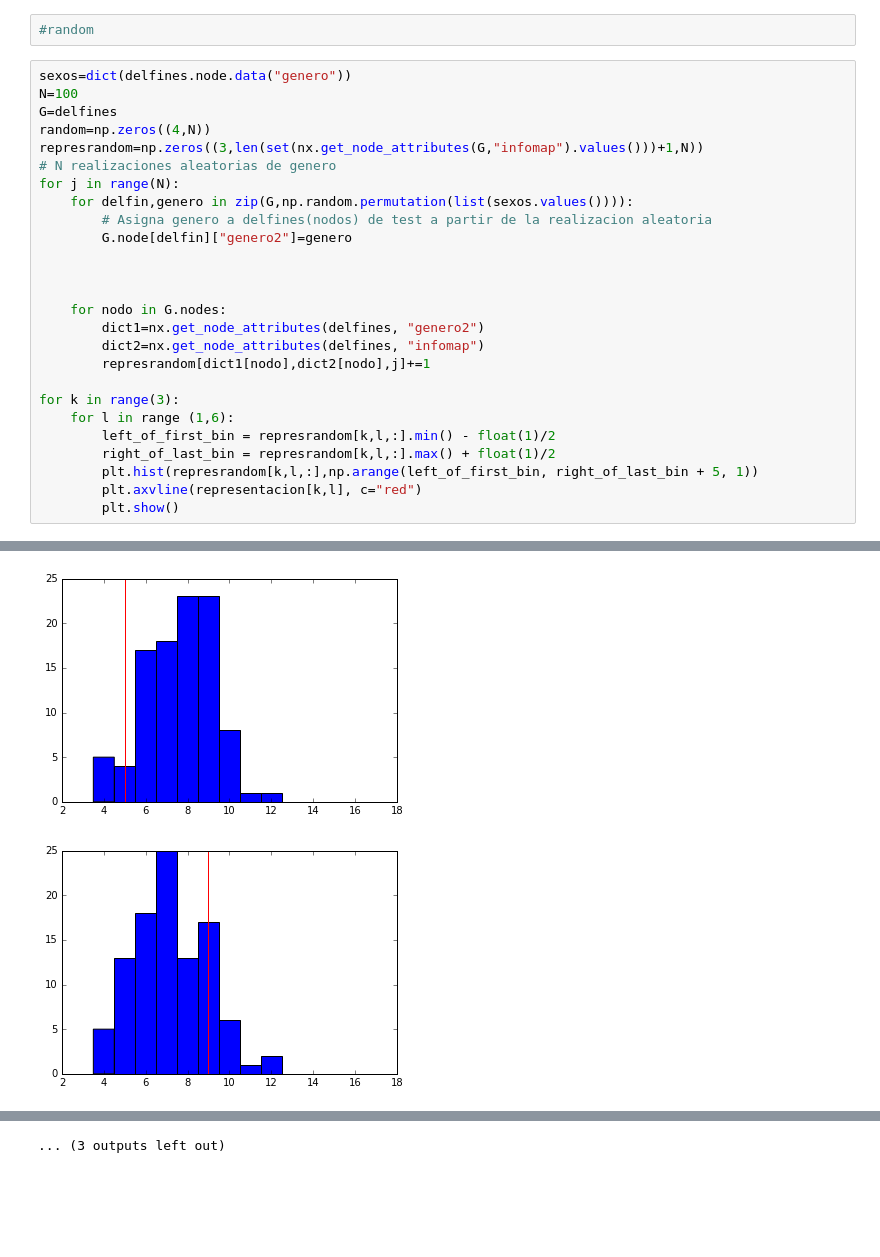
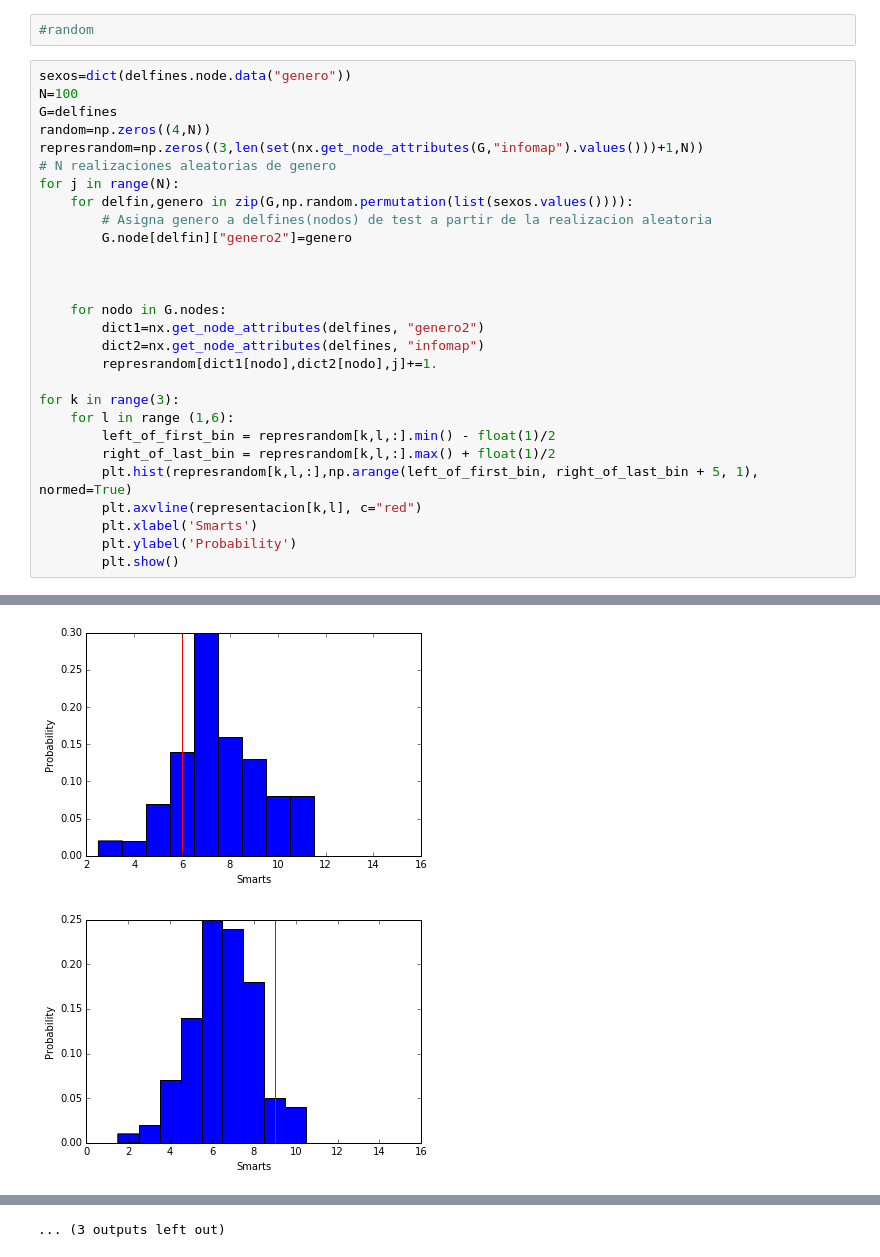
Before and after one commit to yuditsabet/TP3, a Jupyter notebook: tc03/TP3.ipynb, the cells around one changed output, grey strips where cells are left out. Saved outputs shown, nothing was run; the diff lists cells and outputs as text; blank space fills up the shorter version.

```diff
--- a/tc03/TP3.ipynb
+++ b/tc03/TP3.ipynb
@@ -401,13 +398,15 @@ for j in range(N):
     for nodo in G.nodes:
         dict1=nx.get_node_attributes(delfines, "genero2")
         dict2=nx.get_node_attributes(delfines, "infomap")
-        represrandom[dict1[nodo],dict2[nodo],j]+=1
+        represrandom[dict1[nodo],dict2[nodo],j]+=1.
 
 for k in range(3):
     for l in range (1,6):
         left_of_first_bin = represrandom[k,l,:].min() - float(1)/2
         right_of_last_bin = represrandom[k,l,:].max() + float(1)/2
-        plt.hist(represrandom[k,l,:],np.arange(left_of_first_bin, right_of_last_bin + 5, 1))
+        plt.hist(represrandom[k,l,:],np.arange(left_of_first_bin, right_of_last_bin + 5, 1), normed=True)
         plt.axvline(representacion[k,l], c="red")
+        plt.xlabel('Smarts')
+        plt.ylabel('Probability')
         plt.show()
 # %% [output]
@@ -419,2 +418,2 @@ for k in range(3):
-[figure, old version]
+[figure, new version]
-[figure, old version]
+[figure, new version]
```
Also changed, not shown: parts of 14 cells of this notebook.
